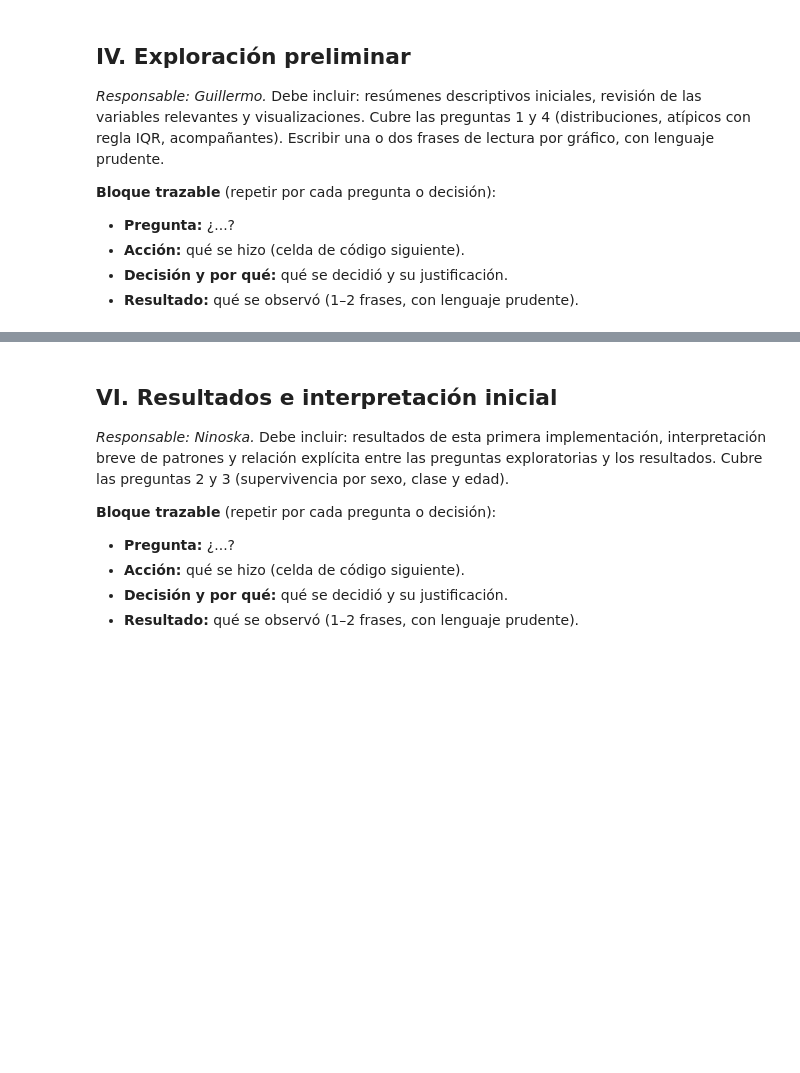
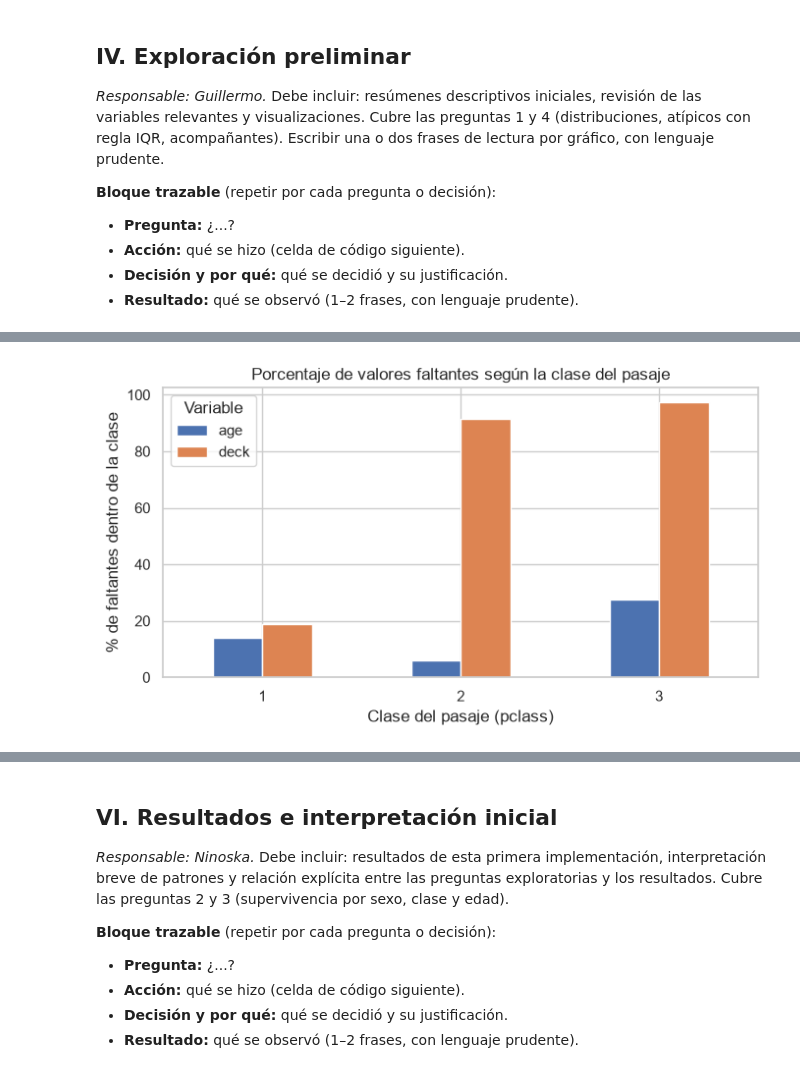
Before and after one commit to fdiaztoro/proyecto-grupo4-mcdi503, a Jupyter notebook: notebooks/mcdi503_f1_sumativo_grupo4.ipynb, the cells around one changed output, grey strips where cells are left out. Drawn from its saved outputs; the diff is of its cells as text; code cells hidden in the pictures; blank space fills up the shorter version.

```diff
--- a/notebooks/mcdi503_f1_sumativo_grupo4.ipynb
+++ b/notebooks/mcdi503_f1_sumativo_grupo4.ipynb
@@ -98,0 +296,16 @@ titanic.head()
+# %%
+indicadores = titanic.assign(age_faltante=titanic["age"].isna(), deck_faltante=titanic["deck"].isna())
+
+tablas = []
+for var in ["pclass", "sex", "survived", "embarked"]:
+    t = indicadores.groupby(var, dropna=False).agg(
+        n=("age_faltante", "size"),
+        pct_age_faltante=("age_faltante", "mean"),
+        pct_deck_faltante=("deck_faltante", "mean"),
+    )
+    t[["pct_age_faltante", "pct_deck_faltante"]] = (t[["pct_age_faltante", "pct_deck_faltante"]] * 100).round(1)
+    t.index = pd.MultiIndex.from_product([[var], t.index.astype(str)], names=["variable", "categoria"])
+    tablas.append(t)
+
+patron_faltantes = pd.concat(tablas)
+patron_faltantes
@@ -98,0 +326,12 @@ titanic.head()
+# %%
+pct_por_clase = indicadores.groupby("pclass")[["age_faltante", "deck_faltante"]].mean() * 100
+
+ax = pct_por_clase.rename(columns={"age_faltante": "age", "deck_faltante": "deck"}).plot.bar(figsize=(7, 4), rot=0)
+ax.set_title("Porcentaje de valores faltantes según la clase del pasaje")
+ax.set_xlabel("Clase del pasaje (pclass)")
+ax.set_ylabel("% de faltantes dentro de la clase")
+ax.legend(title="Variable")
+plt.tight_layout()
+plt.show()
+# %% [output]
+[figure, added]
```
Also changed, not shown: parts of 28 cells of this notebook, 1 other file.
